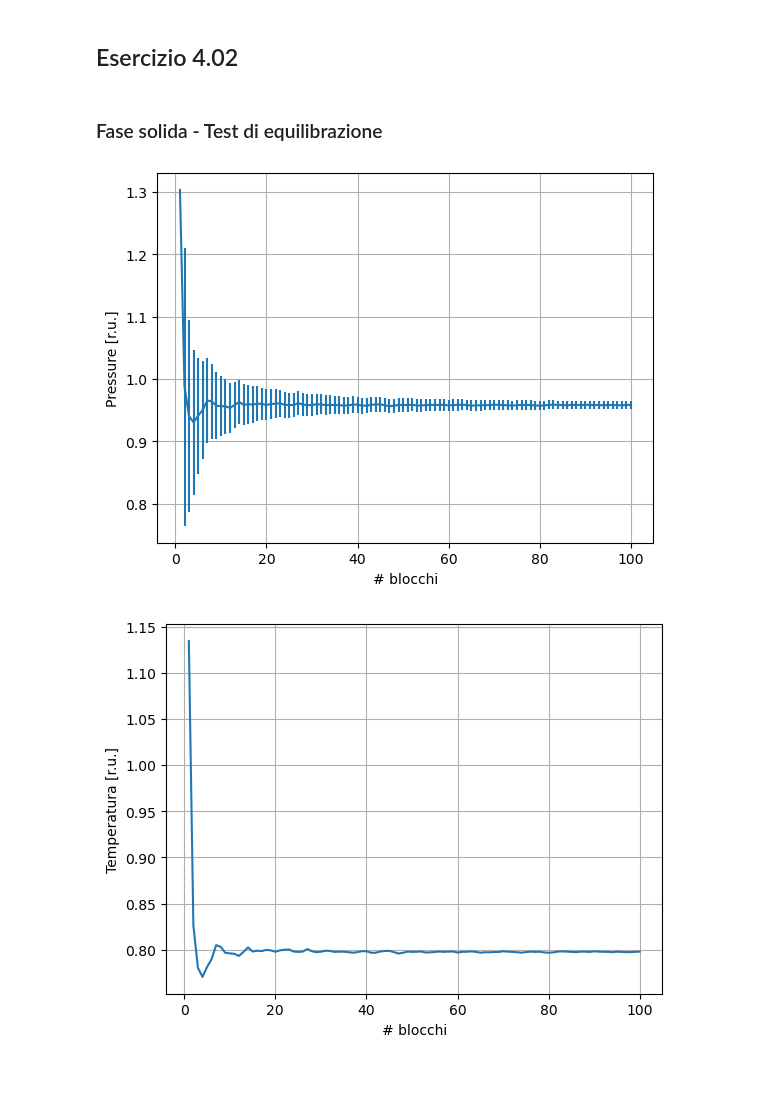
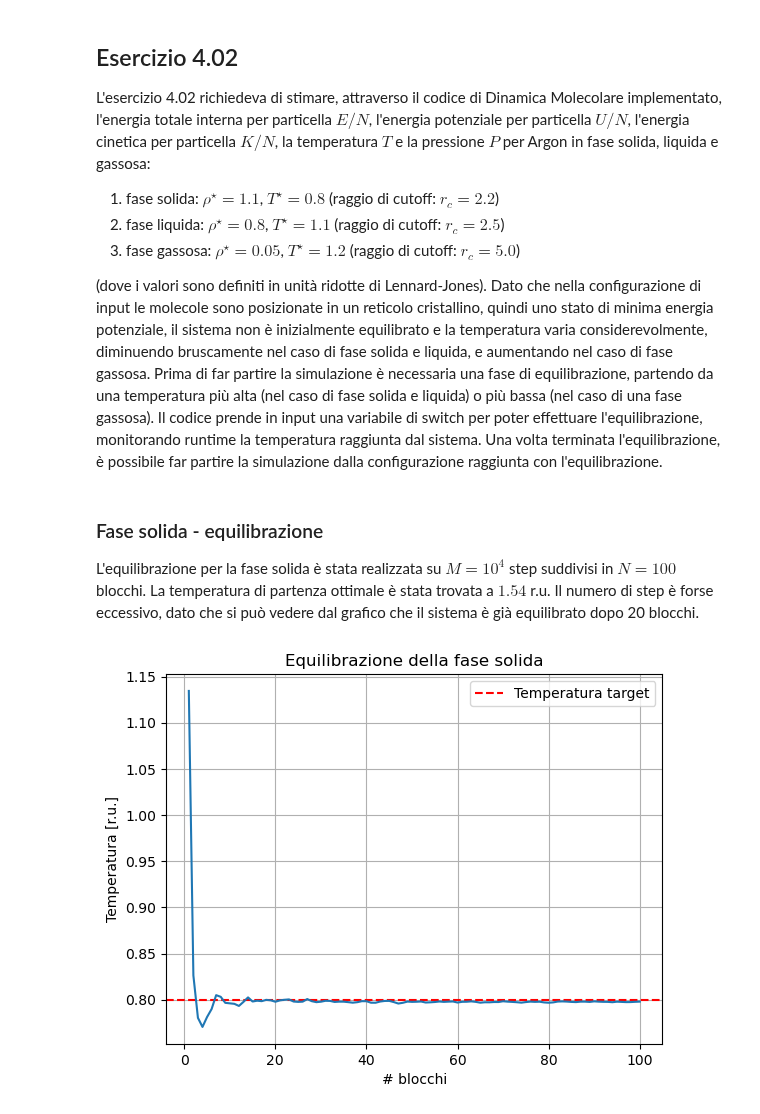
Before and after one commit to paolo-magnani/Esercizi_LSN, a Jupyter notebook: Es04/Paolo_Magnani_Esercitazione_4.ipynb, the cells around one changed output. Drawn from its saved outputs; the diff is of its cells as text; code cells hidden in the pictures; blank space fills up the shorter version.

```diff
--- a/Es04/Paolo_Magnani_Esercitazione_4.ipynb
+++ b/Es04/Paolo_Magnani_Esercitazione_4.ipynb
@@ -10,23 +12,24 @@ import numpy as np
 # %% [markdown]
 ## Esercizio 4.02
+L'esercizio 4.02 richiedeva di stimare, attraverso il codice di Dinamica Molecolare implementato, l'energia totale interna per particella $E/N$, l'energia potenziale per particella $U/N$, l'energia cinetica per particella $K/N$, la temperatura $T$ e la pressione $P$ per Argon in fase solida, liquida e gassosa:
+1. fase solida: $\rho^\star = 1.1$, $T^\star = 0.8$ (raggio di cutoff: $r_c = 2.2$)
+2. fase liquida: $\rho^\star = 0.8$, $T^\star = 1.1$ (raggio di cutoff: $r_c = 2.5$)
+3. fase gassosa: $\rho^\star = 0.05$, $T^\star = 1.2$ (raggio di cutoff: $r_c = 5.0$)
+
+(dove i valori sono definiti in unità ridotte di Lennard-Jones). Dato che nella configurazione di input le molecole sono posizionate in un reticolo cristallino, quindi uno stato di minima energia potenziale, il sistema non è inizialmente equilibrato e la temperatura varia considerevolmente, diminuendo bruscamente nel caso di fase solida e liquida, e aumentando nel caso di fase gassosa. Prima di far partire la simulazione è necessaria una fase di equilibrazione, partendo da una temperatura più alta (nel caso di fase solida e liquida) o più bassa (nel caso di una fase gassosa). Il codice prende in input una variabile di switch per poter effettuare l'equilibrazione, monitorando runtime la temperatura raggiunta dal sistema. Una volta terminata l'equilibrazione, è possibile far partire la simulazione dalla configurazione raggiunta con l'equilibrazione.
 # %% [markdown]
-### Fase solida - Test di equilibrazione
+### Fase solida - equilibrazione
+L'equilibrazione per la fase solida è stata realizzata su $M=10^4$ step suddivisi in $N=100$ blocchi. La temperatura di partenza ottimale è stata trovata a $1.54$ r.u. Il numero di step è forse eccessivo, dato che si può vedere dal grafico che il sistema è già equilibrato dopo 20 blocchi.
 # %%
-#RICORDA CHE HAI UNA VARIABILE DI EQUILIBRAZIONE LASCIATA IN BALLO NEL FILE .h
-x, pres, error = np.loadtxt("risultati/Equil_solid/output_pres.dat", usecols=(0,2,3), unpack='true')
-plt.errorbar(x,pres,yerr=error)
-plt.xlabel('# blocchi')
-plt.ylabel('Pressure [r.u.]')
-plt.grid(True)
-plt.show()
-
-x, pres, error = np.loadtxt("risultati/Equil_solid/output_temp.dat", usecols=(0,2,3), unpack='true')
-plt.plot(x,pres)
+x, temp, error = np.loadtxt("risultati/Equil_solid/output_temp.dat", usecols=(0,2,3), unpack='true')
+plt.title("Equilibrazione della fase solida")
+plt.axhline(y=0.8, color="r", ls="--", label='Temperatura target')
+plt.plot(x,temp)
 plt.xlabel('# blocchi')
 plt.ylabel('Temperatura [r.u.]')
 plt.grid(True)
+plt.legend()
 plt.show()
 # %% [output]
-[figure, old version]
+[figure, new version]
-[figure, removed]
 # %% [markdown]
```
Also changed, not shown: parts of 20 cells of this notebook, 22 other files.
